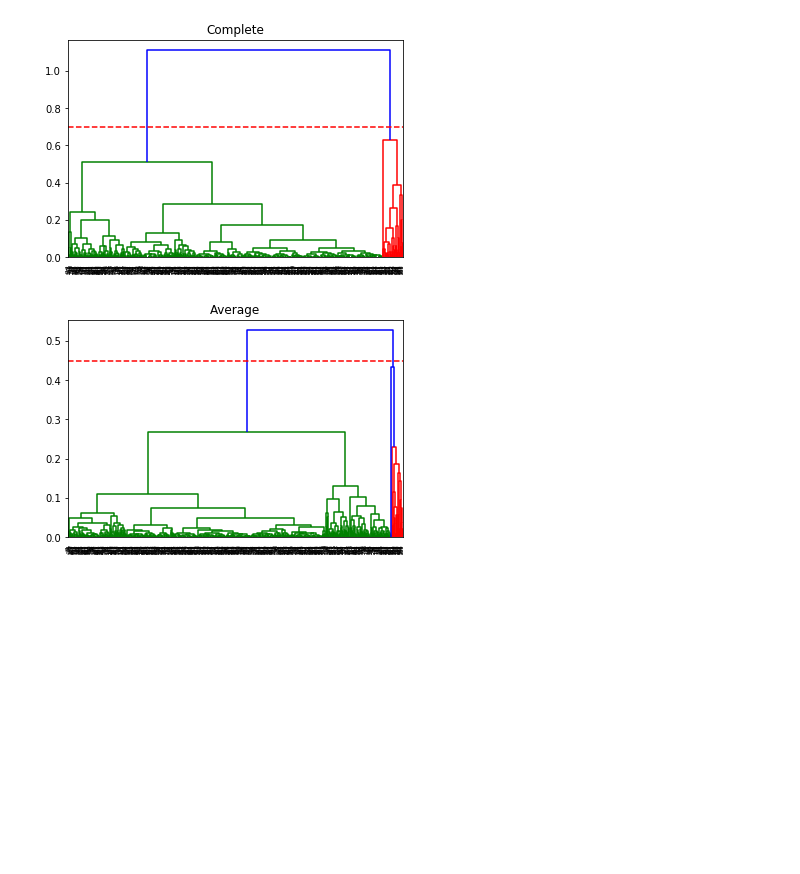
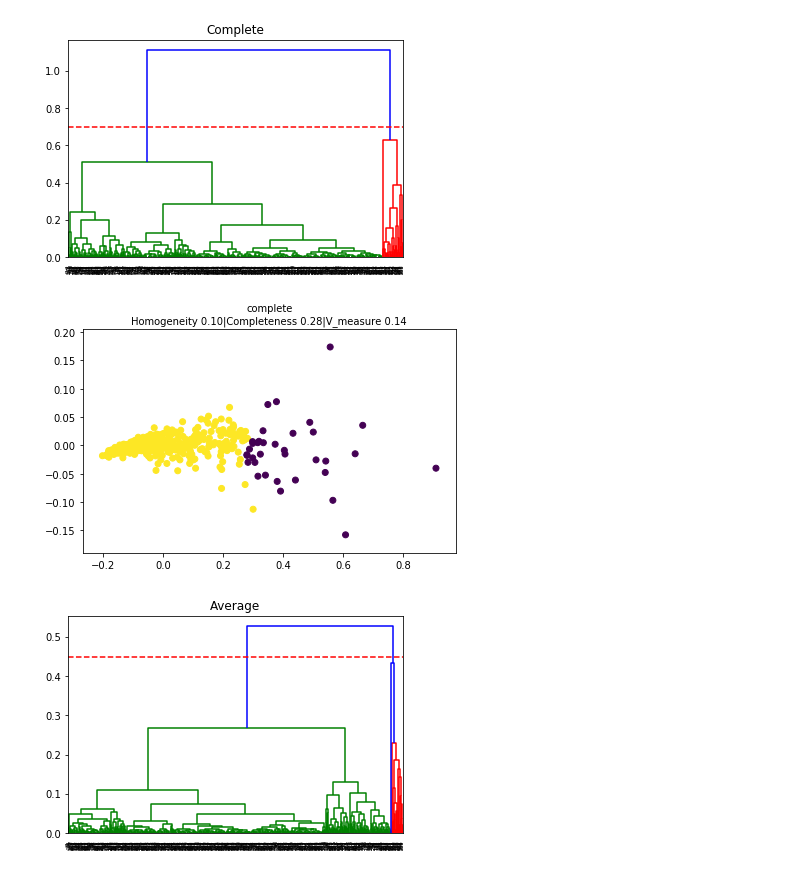
Before and after one commit to gpmarques/hierarchical_clustering, a Jupyter notebook: breastCancer.ipynb, the cells around one changed output. Saved outputs shown, nothing was run; the diff lists cells and outputs as text; code cells hidden in the pictures; blank space fills up the shorter version.

```diff
--- a/breastCancer.ipynb
+++ b/breastCancer.ipynb
@@ -81,6 +116,10 @@ plt.axhline(y=0.7, color='r', linestyle='--')
 plt.show()
 # %% [output]
 [figure]
+# %%
+clusterize(X2D, Y, 'complete', n_clusters=None, compute_full_tree=True, dist_threshold=0.7)
+# %% [output]
+[figure, added]
 # %%
 plt.title('Average')
 shc.dendrogram((shc.linkage(X2D, method='average')))
```
Also changed, not shown: parts of 36 cells of this notebook.
